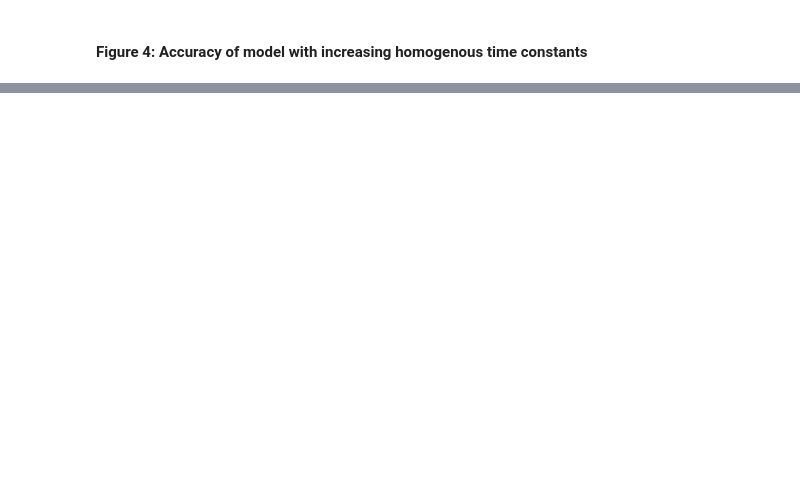
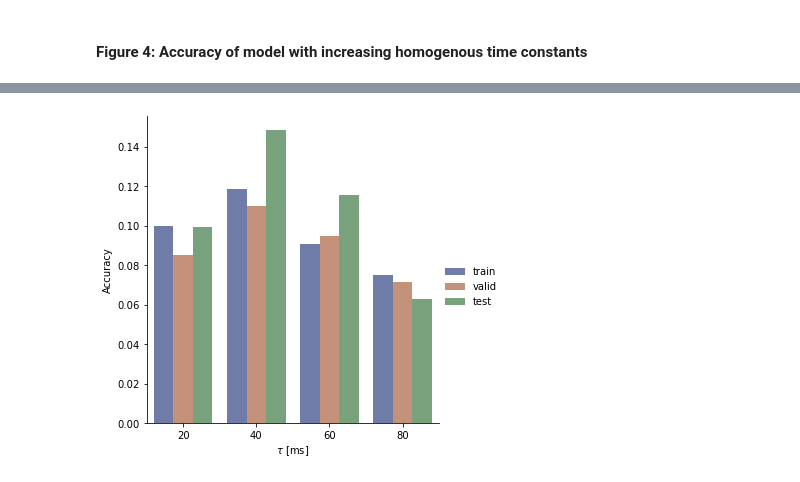
Before and after one commit to peterrayshen/syde552-project, a Jupyter notebook: plots.ipynb, the cells around one changed output, grey strips where cells are left out. Saved outputs shown, nothing was run; the diff lists cells and outputs as text; code cells hidden in the pictures; blank space fills up the shorter version.

```diff
--- a/plots.ipynb
+++ b/plots.ipynb
@@ -65,0 +76,19 @@ res_uniform_tau[0]['xp_params']['con']
+# %%
+df = pd.DataFrame()
+df['test'] = [x['acc_test'] for x in res_constant_tau]
+df['train'] = [x['acc_train'][-1] for x in res_constant_tau]
+df['valid'] = [x['acc_valid'][-1] for x in res_constant_tau]
+df['tau'] = [x['xp_params']['constant_tau'][x['i']] for x in res_constant_tau]
+df['tau'] = round(df['tau'] * 1e3).astype(int)
+df = df.melt(id_vars=['tau'], value_vars=['train', 'valid', 'test'], value_name='acc')
+
+g = sns.catplot(
+    data=df, kind="bar",
+    x="tau", y="acc", hue='variable',
+    ci="sd", palette="dark", alpha=.6, height=5
+)
+g.legend.set_title('')
+g.set_axis_labels("$\\tau$ [ms]", "Accuracy")
+plt.show()
+# %% [output]
+[figure, added]
```
Also changed, not shown: parts of 6 cells of this notebook.
